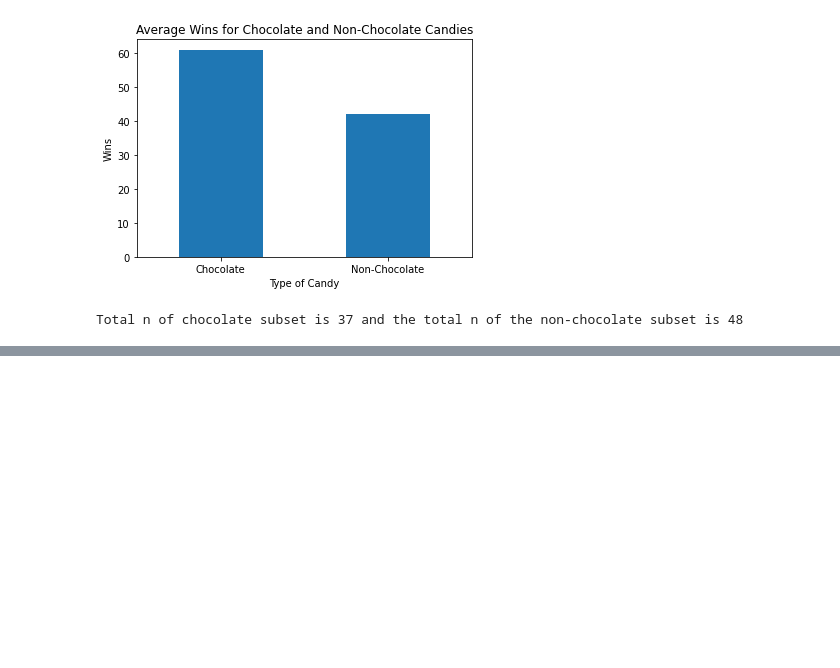
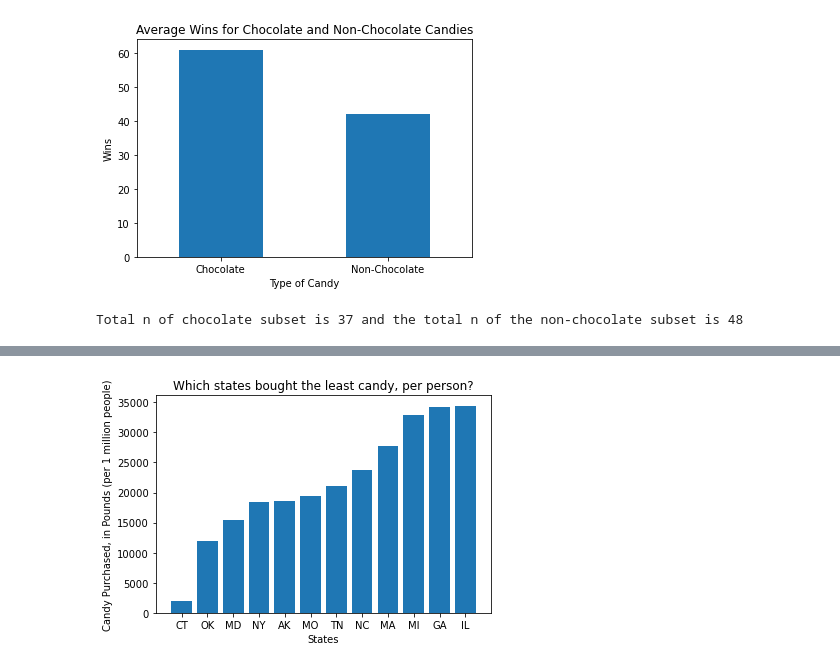
Before and after one commit to slobanwala1/candyology, a Jupyter notebook: candyology.ipynb, the cells around one changed output, grey strips where cells are left out. Saved outputs shown, nothing was run; the diff lists cells and outputs as text; code cells hidden in the pictures; blank space fills up the shorter version.

Commit message:
Finished Chrstines cleanup in doc

```diff
--- a/candyology.ipynb
+++ b/candyology.ipynb
@@ -347,3 +348,9 @@ print(f'Total n of chocolate subset is {len(chocolate_subset)} and the total n o
 #--------End of Samantha's analysis--------
 # %% [output]
 Total n of chocolate subset is 37 and the total n of the non-chocolate subset is 48
+# %%
+#--------Chrstine's analysis--------
+candydata = pd.read_csv('Resources/candydata.csv')
+print(candydata)
+
+#Importing candydata
@@ -349,0 +497,12 @@ Total n of chocolate subset is 37 and the total n of the non-chocolate subset is
+# %%
+bottomState = poundsPerState[0:12]
+plt.bar(bottomState['State'], bottomState['Pounds Per Million'])
+plt.xlabel("States")
+plt.ylabel("Candy Purchased, in Pounds (per 1 million people)")
+plt.title("Which states bought the least candy, per person?")
+plt.savefig("Images/BottomPoundsPerState.png")
+#The states purchasing the least candy, in pounds, per person, is Connecticut.
+#Also at the bottom of this list is Oklahoma, Maryland and New York.
+#As you can see, Il is 12th from the bottom.
+# %% [output]
+[figure, added]
```
Also changed, not shown: parts of 32 cells of this notebook, 15 other files.
